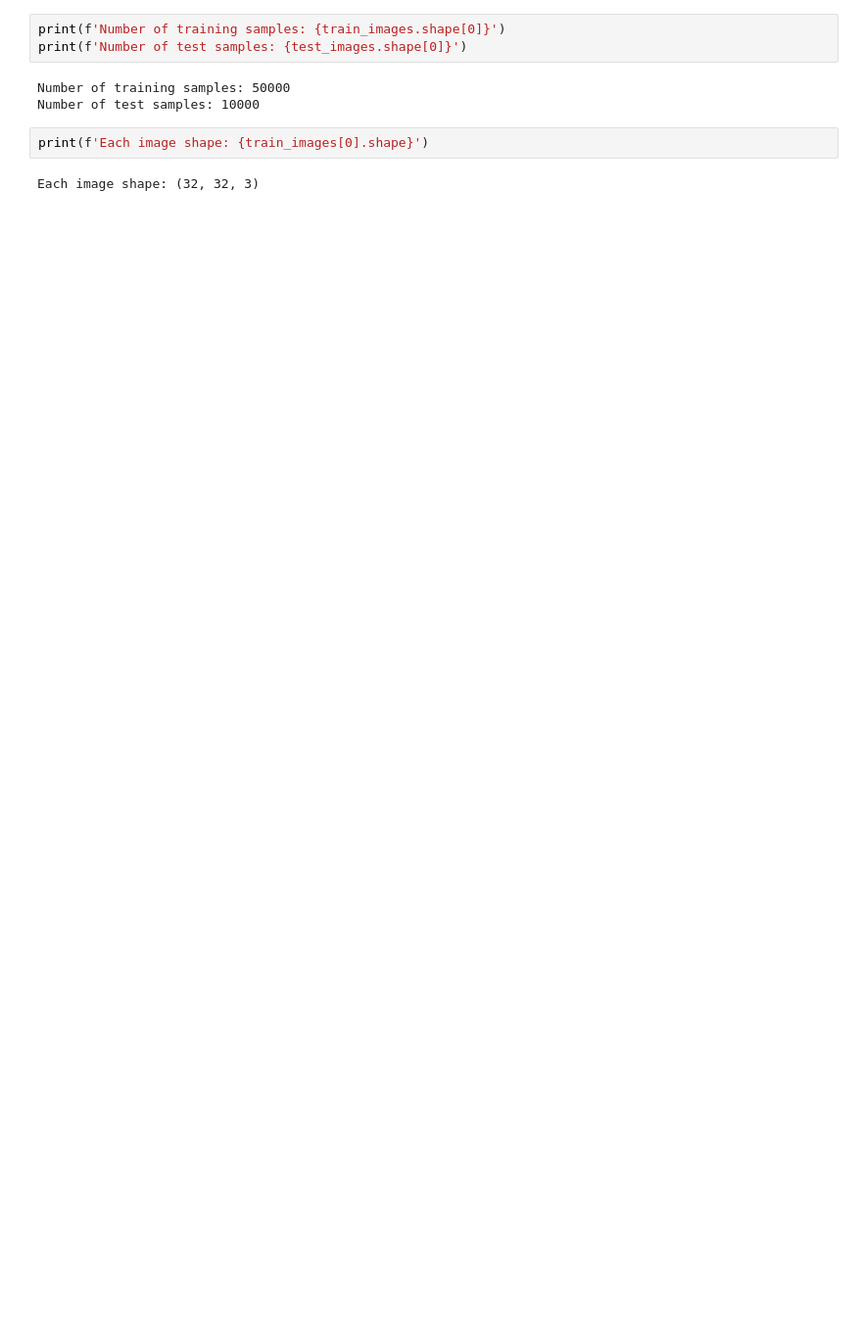
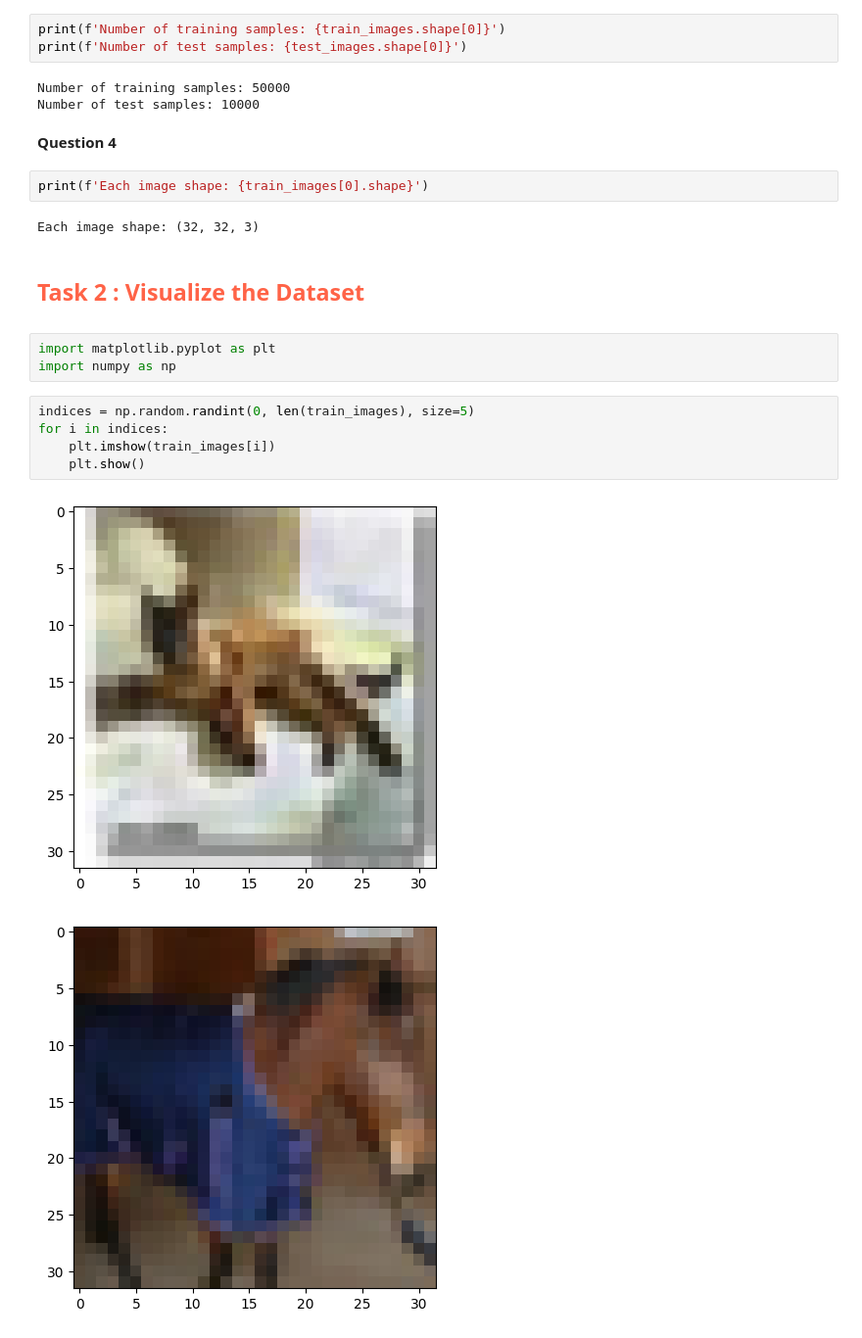
Before and after one commit to Flyrik/IA-Projet, a Jupyter notebook: cfir.ipynb, the cells around one changed output. Shown at 98% size. Saved outputs shown, nothing was run; the diff lists cells and outputs as text; blank space fills up the shorter version.

Commit message:
Task 1/2/3/4/5

```diff
--- a/cfir.ipynb
+++ b/cfir.ipynb
@@ -22,7 +24,22 @@ print(f'Number of test samples: {test_images.shape[0]}')
 # %% [output]
 Number of training samples: 50000
 Number of test samples: 10000
+# %% [markdown]
+**Question 4**
 # %%
 print(f'Each image shape: {train_images[0].shape}')
 # %% [output]
 Each image shape: (32, 32, 3)
+# %% [markdown]
+## <p style = "color:#FF6347;"> Task 2 : Visualize the Dataset <p>
+# %%
+import matplotlib.pyplot as plt
+import numpy as np
+# %%
+indices = np.random.randint(0, len(train_images), size=5)
+for i in indices:
+    plt.imshow(train_images[i])
+    plt.show()
+# %% [output]
+[figure, added]
+[figure, added]
```
Also changed, not shown: parts of 20 cells of this notebook.
